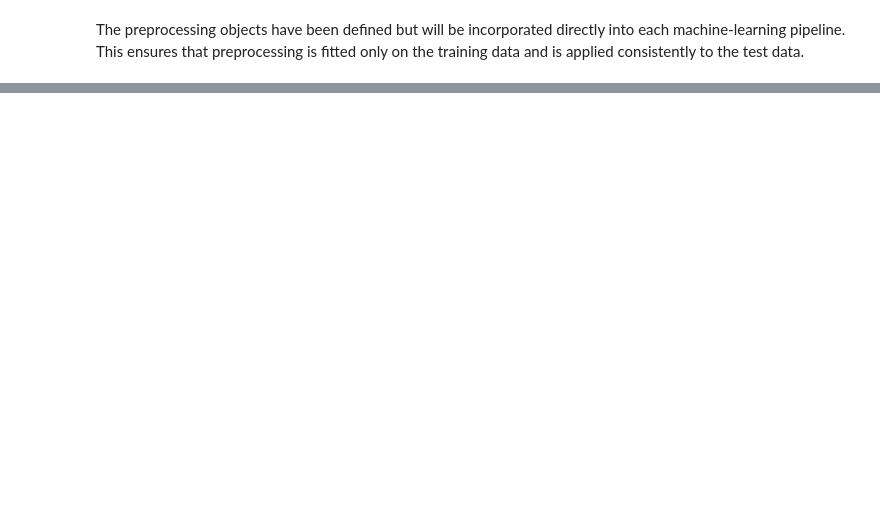
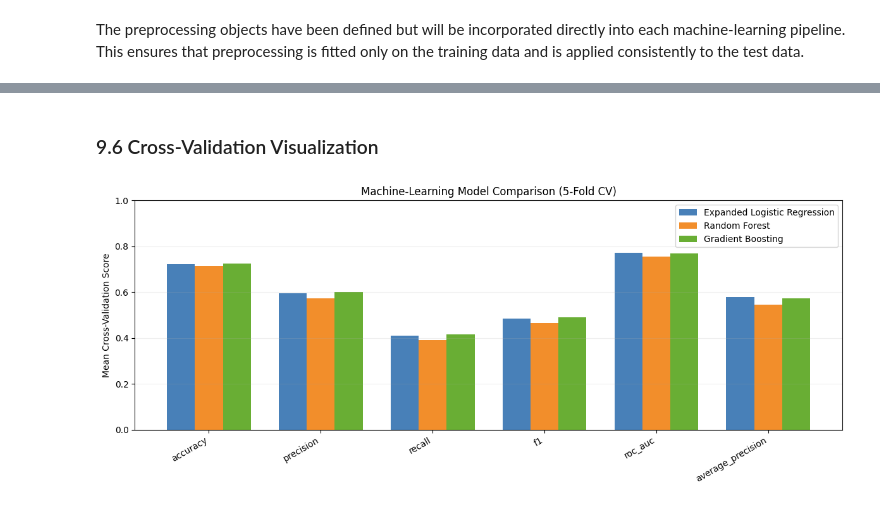
Before and after one commit to Winglessdeman/UMBC-DATA606-Capstone, a Jupyter notebook: notebooks/nhanes_modeling.ipynb, the cells around one changed output, grey strips where cells are left out. Saved outputs shown, nothing was run; the diff lists cells and outputs as text; code cells hidden in the pictures; blank space fills up the shorter version.

Commit message:
NHANES MODELS

```diff
--- a/notebooks/nhanes_modeling.ipynb
+++ b/notebooks/nhanes_modeling.ipynb
@@ -1210,0 +1674,14 @@ Overall, the expanded predictor set improved accuracy, precision, recall, F1-sco
+# %%
+# Identify the best model for each metric
+
+model_columns = [
+    "Logistic_Regression",
+    "Random_Forest",
+    "Gradient_Boosting"
+]
+
+model_cv_comparison["Best_Model"] = (
+    model_cv_comparison[model_columns].idxmax(axis=1)
+)
+
+display(model_cv_comparison.round(3))
@@ -1210,0 +1696,60 @@ Overall, the expanded predictor set improved accuracy, precision, recall, F1-sco
+# %% [markdown]
+### 9.6 Cross-Validation Visualization
+# %%
+
+import matplotlib.pyplot as plt
+import numpy as np
+
+# Model performance comparison
+metrics = model_cv_comparison["Metric"]
+
+logistic_scores = model_cv_comparison["Logistic_Regression"]
+rf_scores = model_cv_comparison["Random_Forest"]
+gb_scores = model_cv_comparison["Gradient_Boosting"]
+
+x = np.arange(len(metrics))
+width = 0.25
+
+plt.figure(figsize=(12, 5))
+
+plt.bar(
+    x - width,
+    logistic_scores,
+    width,
+    label="Expanded Logistic Regression",
+    color="#4880b8"
+)
+
+plt.bar(
+    x,
+    rf_scores,
+    width,
+    label="Random Forest",
+    color="#f28e2b"
+)
+
+plt.bar(
+    x + width,
+    gb_scores,
+    width,
+    label="Gradient Boosting",
+    color="#69ae34"
+)
+
+plt.xticks(
+    x,
+    metrics,
+    rotation=30,
+    ha="right"
+)
+
+plt.ylabel("Mean Cross-Validation Score")
+plt.title("Machine-Learning Model Comparison (5-Fold CV)")
+plt.ylim(0, 1)
+
+plt.legend()
+plt.grid(axis="y", alpha=0.2)
+plt.tight_layout()
+plt.show()
+# %% [output]
+[figure, added]
```
Also changed, not shown: parts of 157 cells of this notebook.
